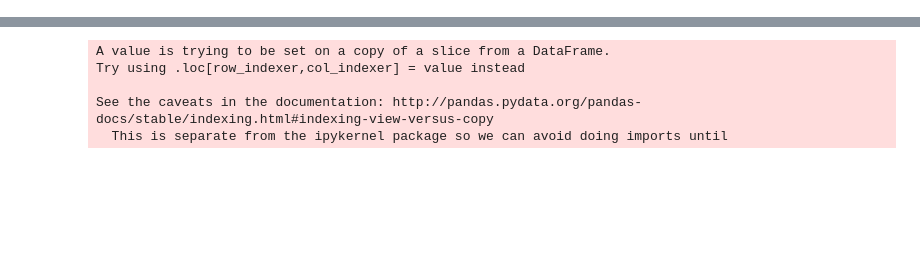
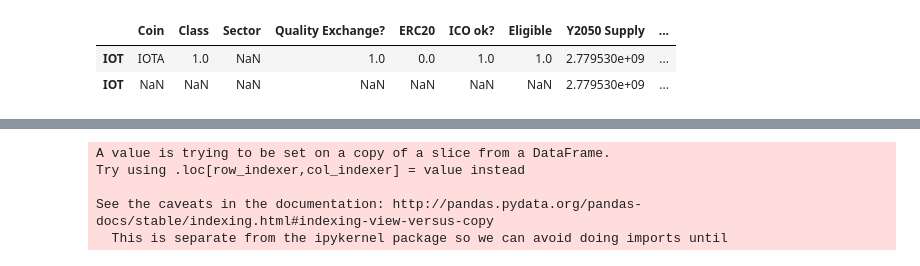
Before and after one commit to coinmetrics/bcindex, a Jupyter notebook: utils/rebalance_tools/Rebalance Ranking Tool.ipynb, the cells around one changed output, grey strips where cells are left out. Saved outputs shown, nothing was run; the diff lists cells and outputs as text; code cells hidden in the pictures; blank space fills up the shorter version.

```diff
--- a/utils/rebalance_tools/Rebalance Ranking Tool.ipynb
+++ b/utils/rebalance_tools/Rebalance Ranking Tool.ipynb
@@ -132,3 +131,9 @@ except:
+# %%
+df.loc['IOT']
+# %% [output]
+|  | Coin | Class | Sector | Quality Exchange? | ERC20 | ICO ok? | Eligible | Y2050 Supply | ... |
+| IOT | IOTA | 1.0 | NaN | 1.0 | 0.0 | 1.0 | 1.0 | 2.779530e+09 | ... |
+| IOT | NaN | NaN | NaN | NaN | NaN | NaN | NaN | 2.779530e+09 | ... |
 # %%
 #change Messari data to uppercase to match other sources
 df.index = map(lambda x: x.upper(), df.index)
```
Also changed, not shown: parts of 13 cells of this notebook, 47 other files.
